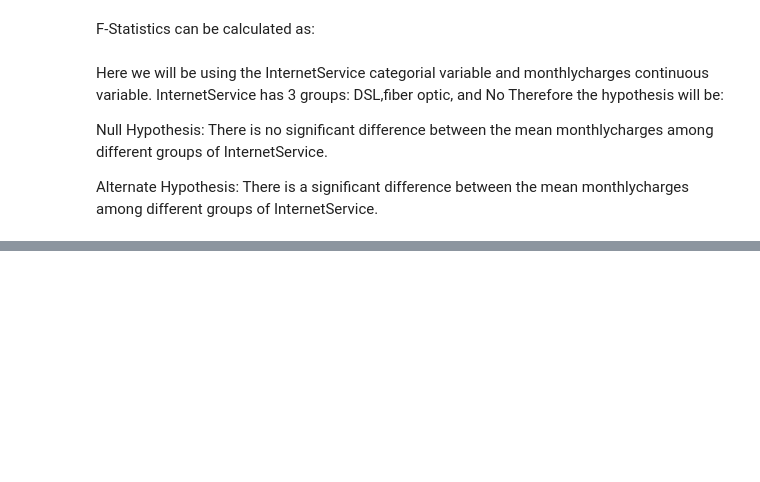
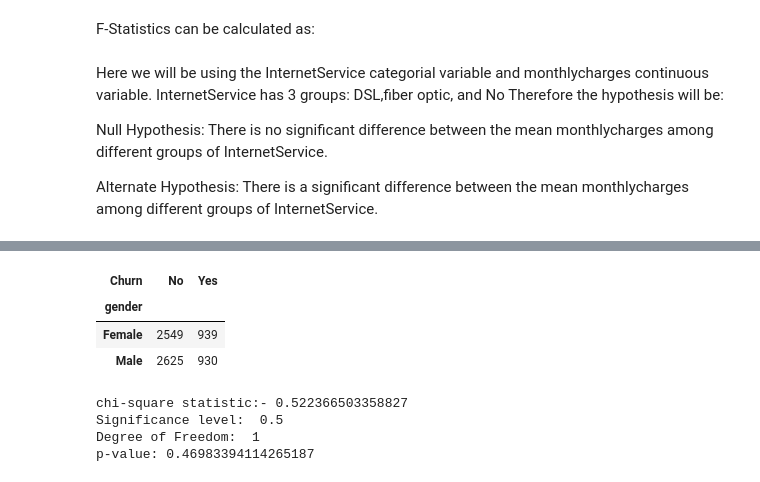
Before and after one commit to Kaleab1999/statistics-in-python, a Jupyter notebook: Hypothesis_testing.ipynb, the cells around one changed output, grey strips where cells are left out. Drawn from its saved outputs; the diff is of its cells as text; code cells hidden in the pictures; blank space fills up the shorter version.

```diff
--- a/Hypothesis_testing.ipynb
+++ b/Hypothesis_testing.ipynb
@@ -188,0 +231,8 @@ KeyError: ignored
+# %%
+dataset_table=pd.crosstab(df['gender'],df['Churn'])
+dataset_table
+# %% [output]
+| Churn | No | Yes |
+| gender |  |  |
+| Female | 2549 | 939 |
+| Male | 2625 | 930 |
@@ -188,0 +251,13 @@ KeyError: ignored
+# %%
+print("chi-square statistic:-",chi_square_statistic)
+
+print('Significance level: ',alpha)
+
+print('Degree of Freedom: ',ddof)
+
+print('p-value:',p_value)
+# %% [output]
+chi-square statistic:- 0.522366503358827
+Significance level:  0.5
+Degree of Freedom:  1
+p-value: 0.46983394114265187
```
Also changed, not shown: parts of 16 cells of this notebook.
